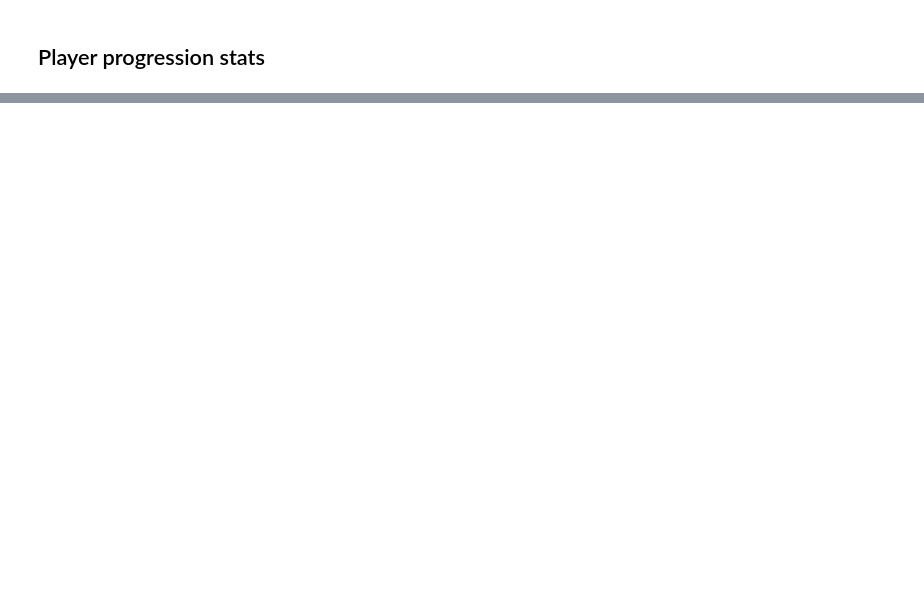
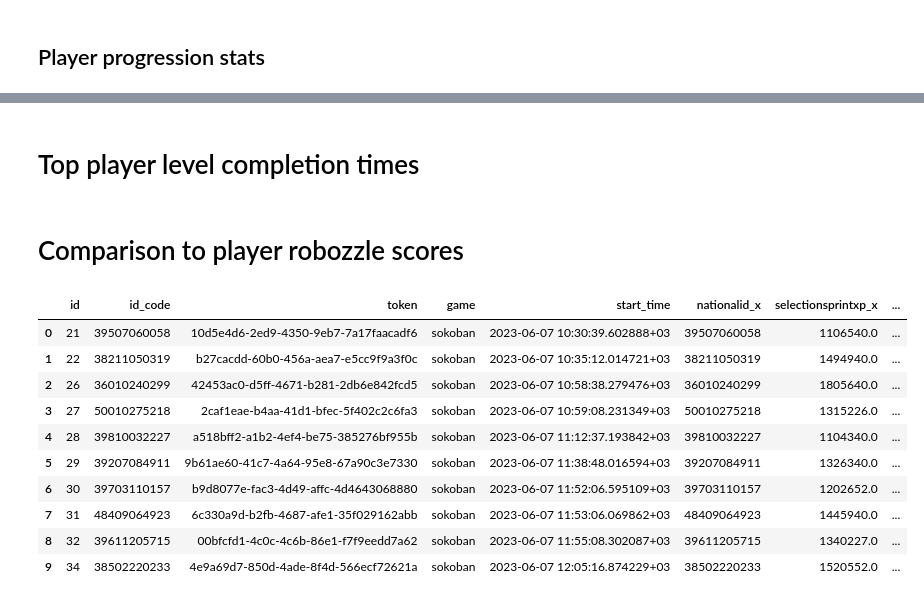
Before and after one commit to Whovillage/sokoban-analysis, a Jupyter notebook: sokoban.ipynb, the cells around one changed output, grey strips where cells are left out. Saved outputs shown, nothing was run; the diff lists cells and outputs as text; code cells hidden in the pictures; blank space fills up the shorter version.

```diff
--- a/sokoban.ipynb
+++ b/sokoban.ipynb
@@ -210,0 +154,2 @@ Name: level_id, dtype: int64
+# %% [markdown]
+# Top player level completion times
@@ -210,0 +208,36 @@ Name: level_id, dtype: int64
+# %% [markdown]
+# Comparison to player robozzle scores
+# %%
+# pull in robozzle.csv
+robozzle = pd.read_csv('robozzle.csv')
+robozzle = robozzle[['nationalid', 'selectionsprintxp', 'zzzlegamelastlevel']]
+robozzle = robozzle.dropna(subset=['nationalid'])
+robozzle = robozzle.sort_values(by='zzzlegamelastlevel', ascending=False).drop_duplicates(subset='nationalid', keep='first')
+
+
+games_filtered = games_filtered.merge(robozzle, left_on='id_code', right_on='nationalid')
+
+completed_levels['level_id'] = completed_levels['level_id'].astype(int)
+completed_levels['sokoban_score'] = completed_levels['level_id'].apply(lambda x: level_weights[x])
+
+df_scores = completed_levels.groupby('game_id')['sokoban_score'].sum().reset_index()
+df_scores.rename(columns={'game_id': 'id'}, inplace=True)
+
+df_games = pd.merge(games_filtered, df_scores, on='id', how='left')
+df_games['sokoban_score'] = df_games['sokoban_score'].fillna(0)
+
+df_games.head(10)
+
+# [1.1022727272727273, 2.9333333333333336, 2.0, 4.333333333333334, 7.142857142857142, 1.2325581395348837, 1.051282051282051, 1.6666666666666667, 3.5, 3.4, 3.0666666666666664, 5.857142857142857, 1.2727272727272727, 3.1176470588235294, 5.0]
+# %% [output]
+|  | id | id_code | token | game | start_time | nationalid_x | selectionsprintxp_x | ... |
+| 0 | 21 | 39507060058 | 10d5e4d6-2ed9-4350-9eb7-7a17faacadf6 | sokoban | 2023-06-07 10:30:39.602888+03 | 39507060058 | 1106540.0 | ... |
+| 1 | 22 | 38211050319 | b27cacdd-60b0-456a-aea7-e5cc9f9a3f0c | sokoban | 2023-06-07 10:35:12.014721+03 | 38211050319 | 1494940.0 | ... |
+| 2 | 26 | 36010240299 | 42453ac0-d5ff-4671-b281-2db6e842fcd5 | sokoban | 2023-06-07 10:58:38.279476+03 | 36010240299 | 1805640.0 | ... |
+| 3 | 27 | 50010275218 | 2caf1eae-b4aa-41d1-bfec-5f402c2c6fa3 | sokoban | 2023-06-07 10:59:08.231349+03 | 50010275218 | 1315226.0 | ... |
+| 4 | 28 | 39810032227 | a518bff2-a1b2-4ef4-be75-385276bf955b | sokoban | 2023-06-07 11:12:37.193842+03 | 39810032227 | 1104340.0 | ... |
+| 5 | 29 | 39207084911 | 9b61ae60-41c7-4a64-95e8-67a90c3e7330 | sokoban | 2023-06-07 11:38:48.016594+03 | 39207084911 | 1326340.0 | ... |
+| 6 | 30 | 39703110157 | b9d8077e-fac3-4d49-affc-4d4643068880 | sokoban | 2023-06-07 11:52:06.595109+03 | 39703110157 | 1202652.0 | ... |
+| 7 | 31 | 48409064923 | 6c330a9d-b2fb-4687-afe1-35f029162abb | sokoban | 2023-06-07 11:53:06.069862+03 | 48409064923 | 1445940.0 | ... |
+| 8 | 32 | 39611205715 | 00bfcfd1-4c0c-4c6b-86e1-f7f9eedd7a62 | sokoban | 2023-06-07 11:55:08.302087+03 | 39611205715 | 1340227.0 | ... |
+| 9 | 34 | 38502220233 | 4e9a69d7-850d-4ade-8f4d-566ecf72621a | sokoban | 2023-06-07 12:05:16.874229+03 | 38502220233 | 1520552.0 | ... |
```
Also changed, not shown: parts of 15 cells of this notebook, 1 other file.
